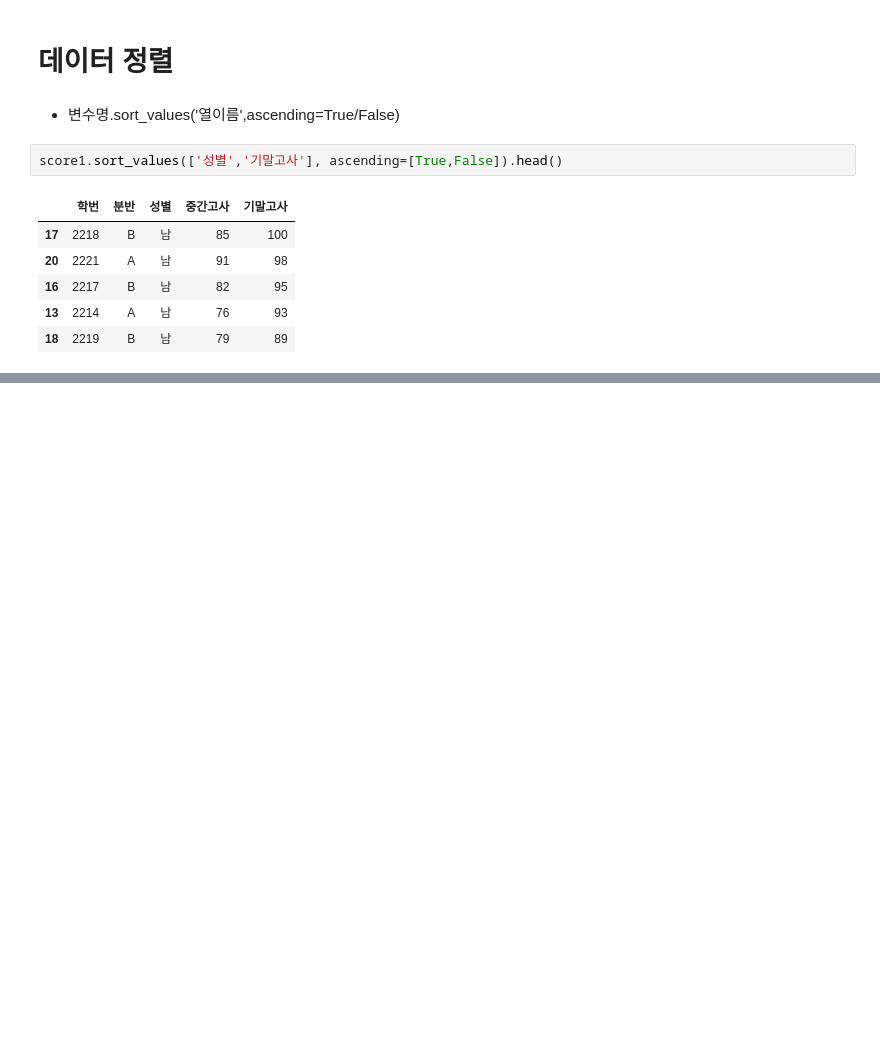
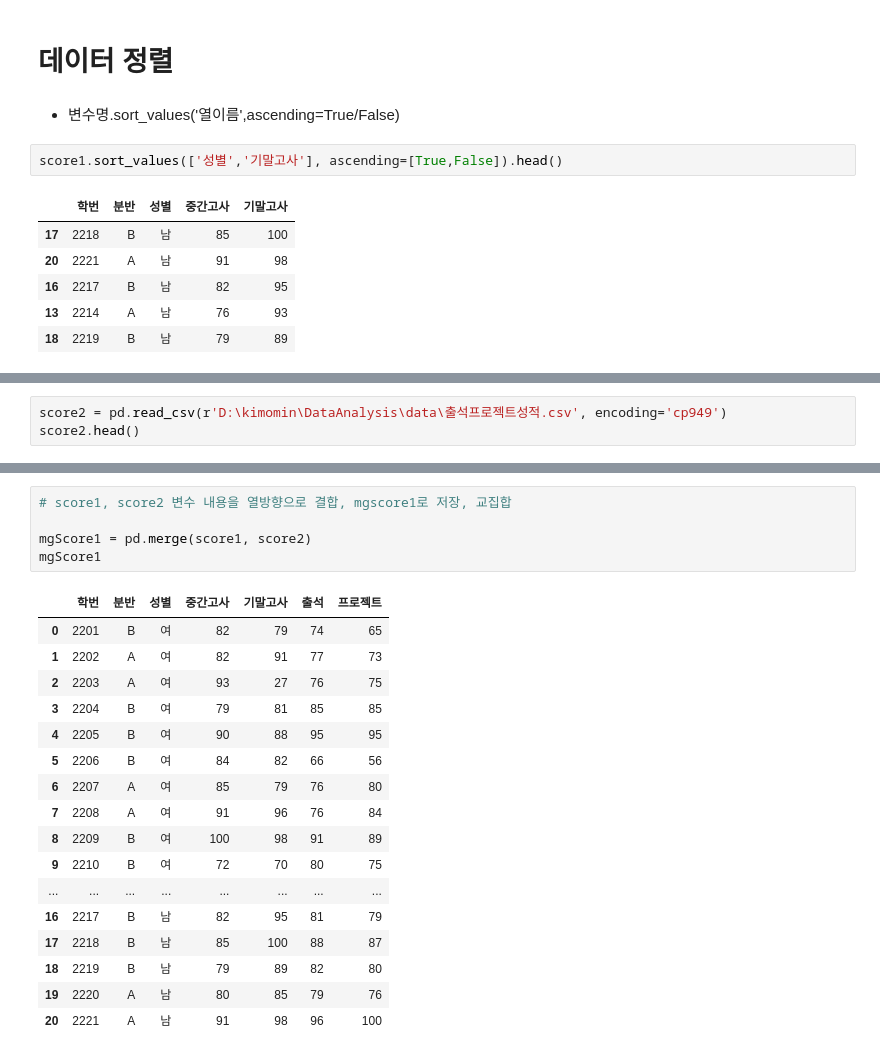
Before and after one commit to kimomin/DataAnalysis, a Jupyter notebook: 3rd_pandas.ipynb, the cells around one changed output, grey strips where cells are left out. Cells and saved outputs as stored; diff of their text form; blank space fills up the shorter version.

```diff
--- a/3rd_pandas.ipynb
+++ b/3rd_pandas.ipynb
@@ -164,0 +217,3 @@ score1.sort_values(['성별','기말고사'], ascending=[True,False]).head()
+# %%
+score2 = pd.read_csv(r'D:\kimomin\DataAnalysis\data\출석프로젝트성적.csv', encoding='cp949')
+score2.head()
@@ -164,0 +227,23 @@ score1.sort_values(['성별','기말고사'], ascending=[True,False]).head()
+# %%
+# score1, score2 변수 내용을 열방향으로 결합, mgscore1로 저장, 교집합
+
+mgScore1 = pd.merge(score1, score2)
+mgScore1
+# %% [output]
+|  | 학번 | 분반 | 성별 | 중간고사 | 기말고사 | 출석 | 프로젝트 |
+| 0 | 2201 | B | 여 | 82 | 79 | 74 | 65 |
+| 1 | 2202 | A | 여 | 82 | 91 | 77 | 73 |
+| 2 | 2203 | A | 여 | 93 | 27 | 76 | 75 |
+| 3 | 2204 | B | 여 | 79 | 81 | 85 | 85 |
+| 4 | 2205 | B | 여 | 90 | 88 | 95 | 95 |
+| 5 | 2206 | B | 여 | 84 | 82 | 66 | 56 |
+| 6 | 2207 | A | 여 | 85 | 79 | 76 | 80 |
+| 7 | 2208 | A | 여 | 91 | 96 | 76 | 84 |
+| 8 | 2209 | B | 여 | 100 | 98 | 91 | 89 |
+| 9 | 2210 | B | 여 | 72 | 70 | 80 | 75 |
+| ... | ... | ... | ... | ... | ... | ... | ... |
+| 16 | 2217 | B | 남 | 82 | 95 | 81 | 79 |
+| 17 | 2218 | B | 남 | 85 | 100 | 88 | 87 |
+| 18 | 2219 | B | 남 | 79 | 89 | 82 | 80 |
+| 19 | 2220 | A | 남 | 80 | 85 | 79 | 76 |
+| 20 | 2221 | A | 남 | 91 | 98 | 96 | 100 |
```
Also changed, not shown: parts of 25 cells of this notebook.
